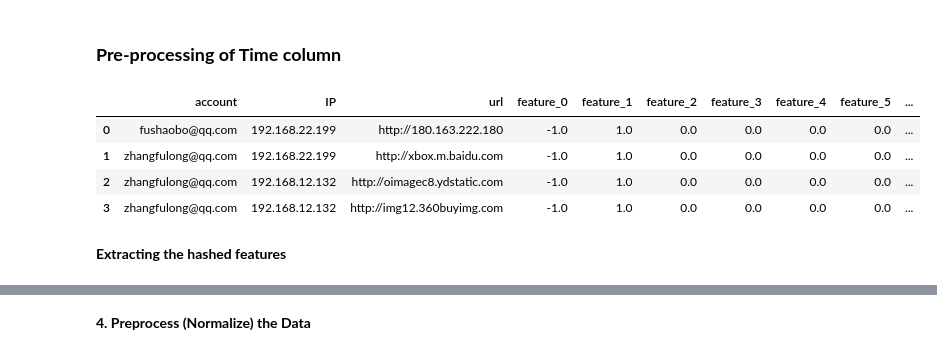
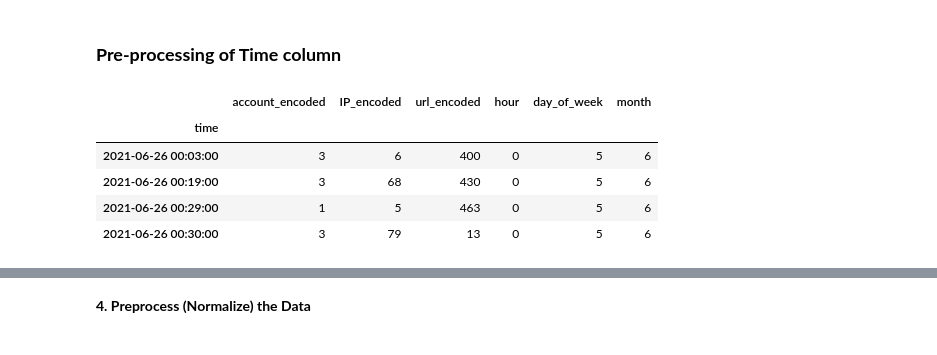
Before and after one commit to albionaguri/cybersecurity, a Jupyter notebook: ueba_version2.ipynb, the cells around one changed output, grey strips where cells are left out. Drawn from its saved outputs; the diff is of its cells as text; code cells hidden in the pictures.

```diff
--- a/ueba_version2.ipynb
+++ b/ueba_version2.ipynb
@@ -122,0 +130,9 @@ sample_df.shape
+# %%
+from sklearn.preprocessing import LabelEncoder
+
+# Create a LabelEncoder object
+le = LabelEncoder()
+
+# Apply LabelEncoder to each categorical column
+for feature in categorical_features:
+    sample_df[feature + '_encoded'] = le.fit_transform(sample_df[feature])
@@ -122,0 +147,4 @@ sample_df.shape
+# %%
+# Drop the original categorical columns
+sample_df = sample_df.drop(columns=categorical_features)
+sample_df.head(5)
@@ -153,18 +182,18 @@ result_df.head()
 ### **Pre-processing of Time column**
 # %%
 # Extract numerical features
-result_df['hour'] = result_df['time'].dt.hour
-result_df['day_of_week'] = result_df['time'].dt.day_of_week
-result_df['month'] = result_df['time'].dt.month
+
+sample_df['hour'] = sample_df['time'].dt.hour
+sample_df['day_of_week'] = sample_df['time'].dt.day_of_week
+sample_df['month'] = sample_df['time'].dt.month
 # %%
-result_df.drop('time', axis=1, inplace=True)
+sample_df.drop('time', axis=1, inplace=True)
 # %%
-result_df.head(4)
+sample_df.head(4)
 # %% [output]
-|  | account | IP | url | feature_0 | feature_1 | feature_2 | feature_3 | feature_4 | feature_5 | ... |
-| 0 | fushaobo@qq.com | 192.168.22.199 | http://180.163.222.180 | -1.0 | 1.0 | 0.0 | 0.0 | 0.0 | 0.0 | ... |
-| 1 | zhangfulong@qq.com | 192.168.22.199 | http://xbox.m.baidu.com | -1.0 | 1.0 | 0.0 | 0.0 | 0.0 | 0.0 | ... |
-| 2 | zhangfulong@qq.com | 192.168.12.132 | http://oimagec8.ydstatic.com | -1.0 | 1.0 | 0.0 | 0.0 | 0.0 | 0.0 | ... |
-| 3 | zhangfulong@qq.com | 192.168.12.132 | http://img12.360buyimg.com | -1.0 | 1.0 | 0.0 | 0.0 | 0.0 | 0.0 | ... |
+|  | account_encoded | IP_encoded | url_encoded | hour | day_of_week | month |
+| time |  |  |  |  |  |  |
+| 2021-06-26 00:03:00 | 3 | 6 | 400 | 0 | 5 | 6 |
+| 2021-06-26 00:19:00 | 3 | 68 | 430 | 0 | 5 | 6 |
+| 2021-06-26 00:29:00 | 1 | 5 | 463 | 0 | 5 | 6 |
+| 2021-06-26 00:30:00 | 3 | 79 | 13 | 0 | 5 | 6 |
-# %% [markdown]
-**Extracting the hashed features**
```
Also changed, not shown: parts of 26 cells of this notebook.
